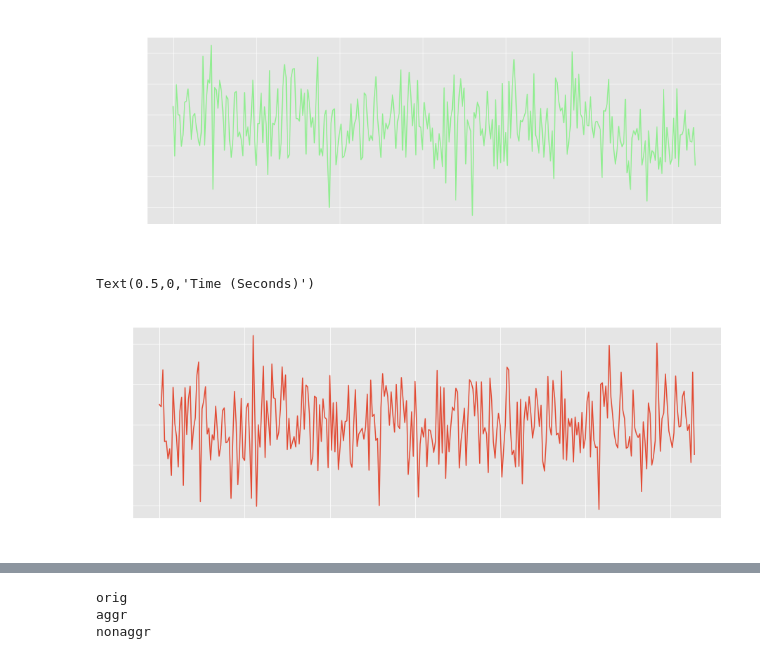
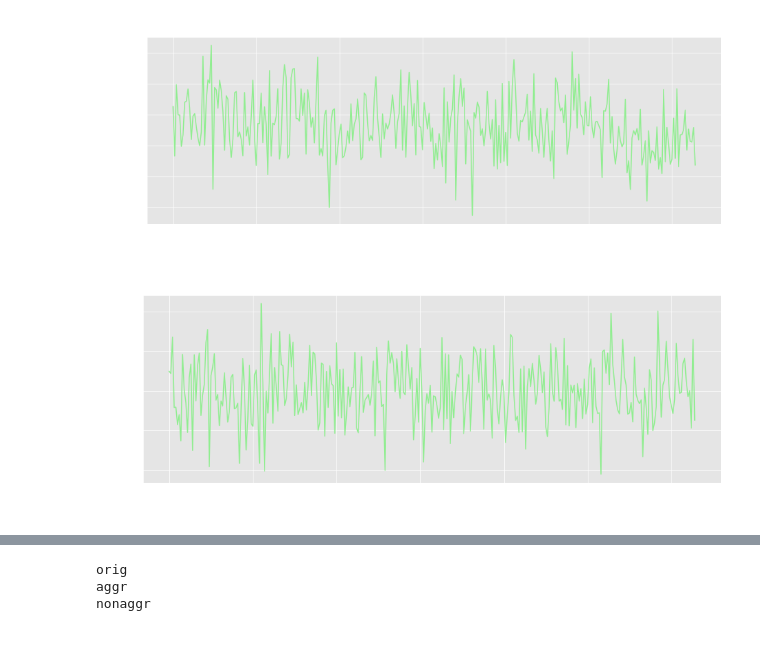
Before and after one commit to jdkent/2018-Seminar-Talk, a Jupyter notebook: seminar_graphs.ipynb, the cells around one changed output, grey strips where cells are left out. Cells and saved outputs as stored; diff of their text form; code cells hidden in the pictures.

```diff
--- a/seminar_graphs.ipynb
+++ b/seminar_graphs.ipynb
@@ -133,21 +138,21 @@ plt.savefig('./imgs/right_insula_timecourse.png', transparent=True)
 [figure]
 # %%
 # statsmodels (aggressive denoising)
-column_names = aroma_confounds.columns.tolist()
-column_names.remove('right_insula')
+column_names = ica_ts.iloc[:, ica_noise_idx].columns.tolist()
 all_columns = "+".join(column_names)
 
-model_agg = smf.ols('right_insula ~ ' + all_columns, data=aroma_confounds)
+model_agg = smf.ols('right_insula ~ ' + all_columns,
+                    data=pd.concat([ica_ts.iloc[:, ica_noise_idx], right_insula_df], axis='columns'))
 # %%
 fit_agg = model_agg.fit()
 # %%
-plt.plot(fit_agg.resid)
-plt.title('fronto-parietal component (cleaned)')
+plt.plot(fit_agg.resid, color='lightgreen')
+plt.title('right insula voxel (cleaned)')
 plt.ylabel('Signal Intensity (AU)')
-plt.xlabel('Time (Seconds)')
+plt.xlabel('Time (Volumes)')
+plt.savefig('./imgs/right_insula_timecourse_cleaned.png', transparent=True)
 # %% [output]
-Text(0.5,0,'Time (Seconds)')
-[figure, old version]
+[figure, new version]
 # %%
 fit_agg.summary()
 # %% [output]
```
Also changed, not shown: parts of 32 cells of this notebook.
